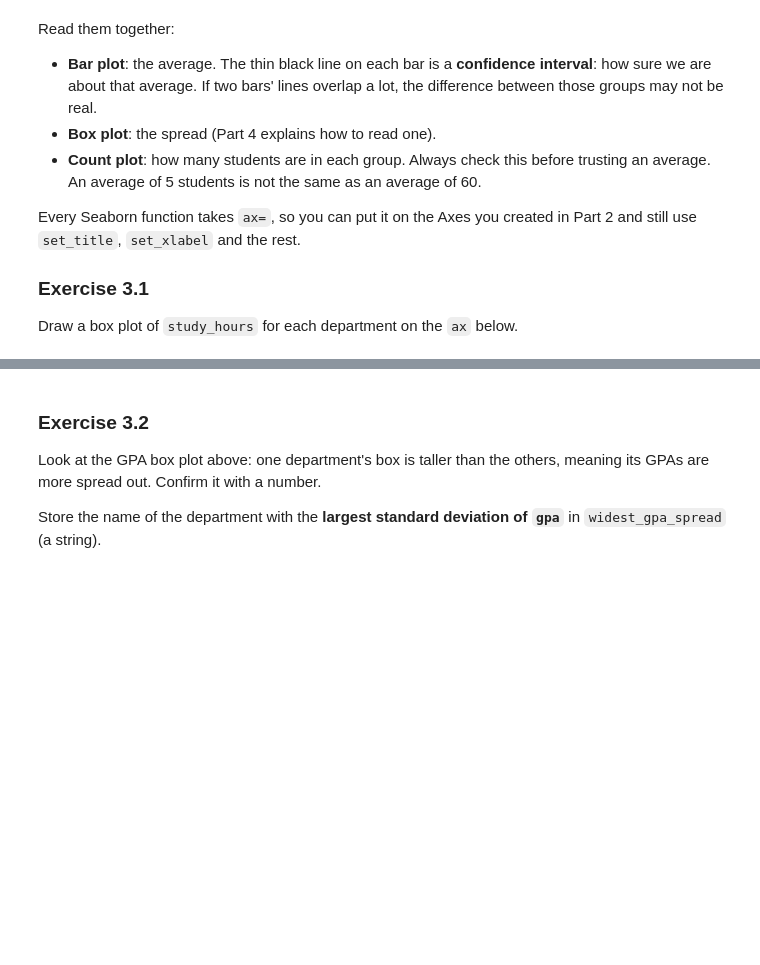
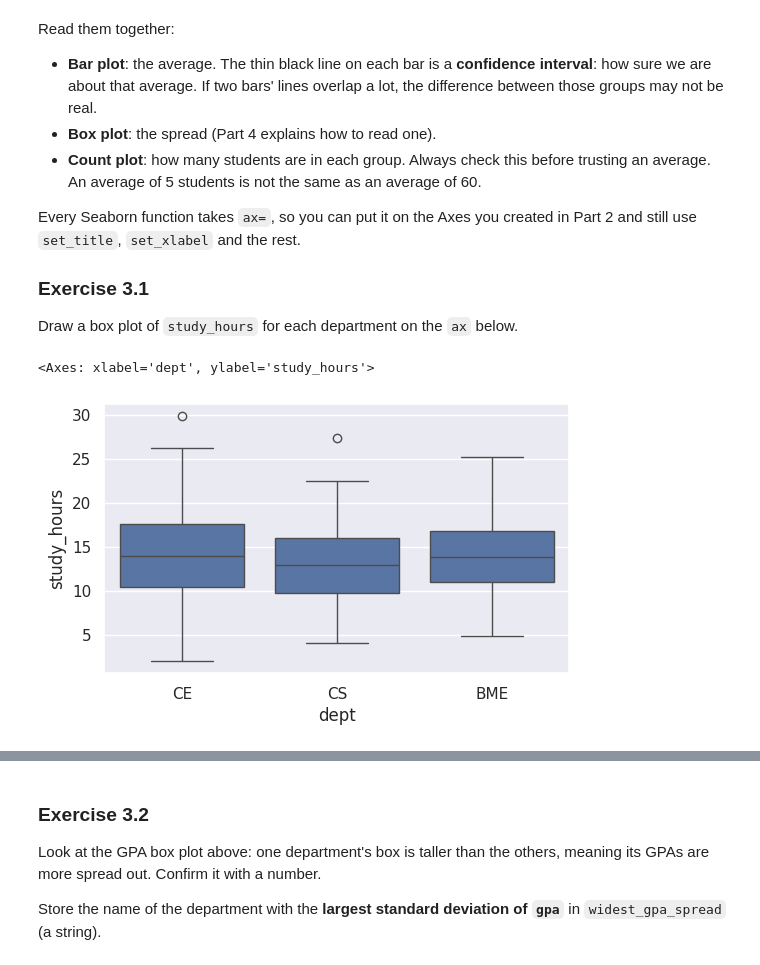
Before and after one commit to BAliAlMohammed/arti303, a Jupyter notebook: lab06.ipynb, the cells around one changed output, grey strips where cells are left out. Saved outputs shown, nothing was run; the diff lists cells and outputs as text; code cells hidden in the pictures; blank space fills up the shorter version.

```diff
--- a/lab06.ipynb
+++ b/lab06.ipynb
@@ -387,7 +412,12 @@ Draw a box plot of `study_hours` for each department on the `ax` below.
 # %%
 fig, ax = plt.subplots(figsize=(6, 3.5))
 
+
 # TODO: box plot of study_hours for each department, drawn on ax
+sns.boxplot(data=df, x='dept', y='study_hours', ax=ax)
+# %% [output]
+<Axes: xlabel='dept', ylabel='study_hours'>
+[figure, added]
 # %%
 assert len(ax.patches) == 3, "expected three boxes, one per department - use sns.boxplot(..., ax=ax)"
 assert {t.get_text() for t in ax.get_xticklabels()} == set(df["dept"]), "x axis should be dept"
```
Also changed, not shown: parts of 17 cells of this notebook.
